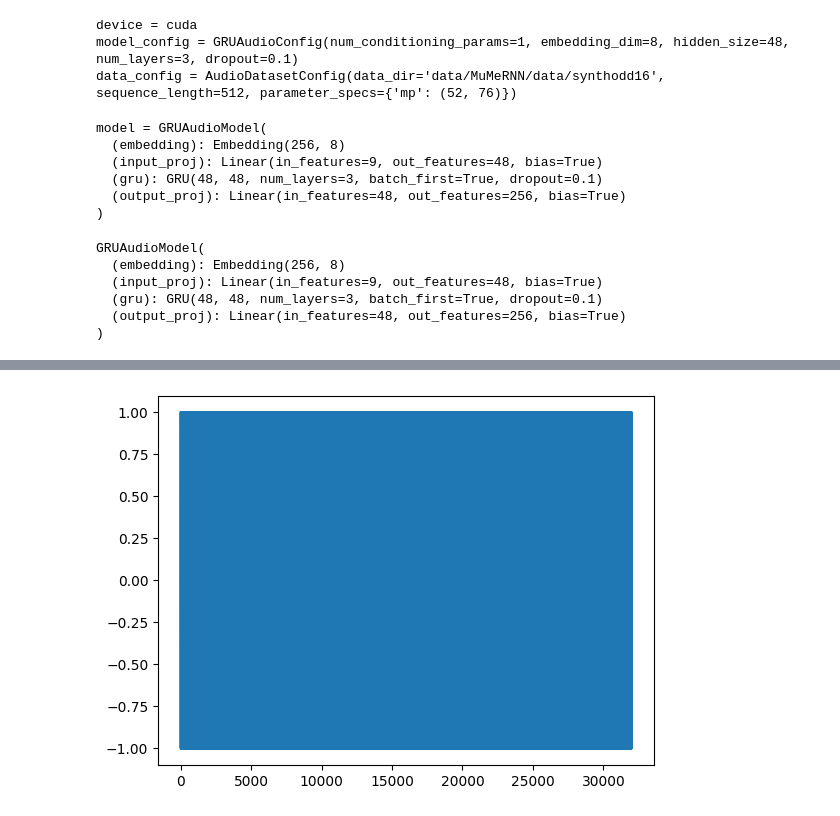
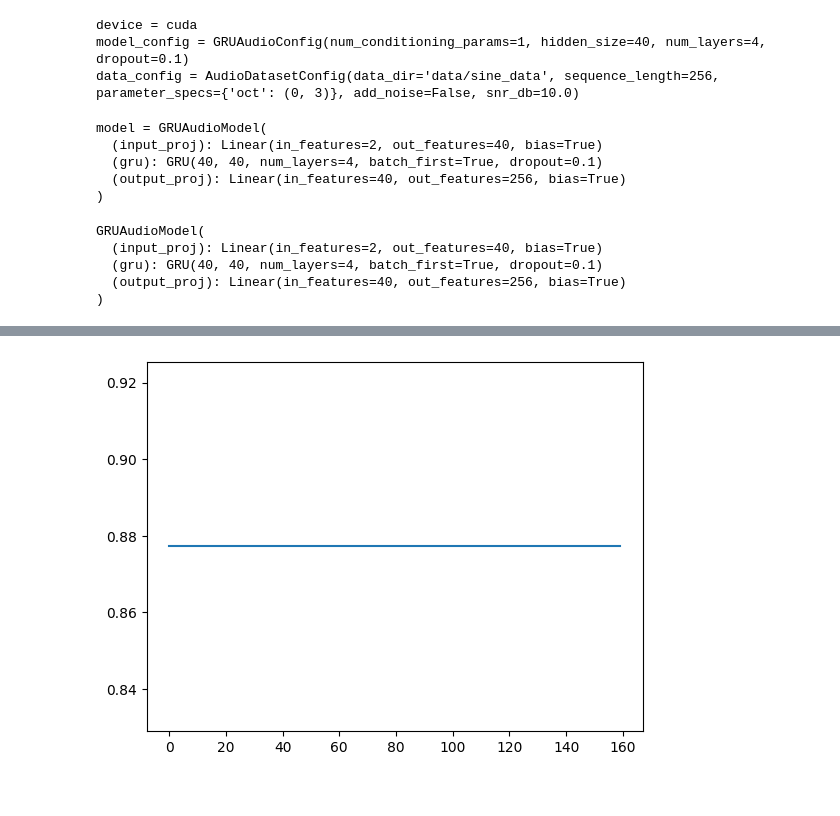
Before and after one commit to lonce/BasicAudioRNN, a Jupyter notebook: Inference.ipynb, the cells around one changed output, grey strips where cells are left out. Drawn from its saved outputs; the diff is of its cells as text; code cells hidden in the pictures.

```diff
--- a/Inference.ipynb
+++ b/Inference.ipynb
@@ -8,11 +8,15 @@ from model.mulaw import mu_law_decode
 import matplotlib.pyplot as plt
 from IPython.display import Audio
 # %%
-rundir="output/synthodd_2025.07.25_15.11"
+#rundir="output/synthodd_2025.07.27_16.56"
+#rundir="output/nsynth.64.76_2025.07.27_18.04"
+rundir="output/sine_data"
+
+#ckpt_path = rundir+"/checkpoints/epoch_0.pt"
+#ckpt_path = rundir+"/checkpoints/epoch_100.pt"
+ckpt_path = rundir+"/checkpoints/epoch_100.pt"
 
 config_path = rundir+"/config.pt"
-ckpt_path = rundir+"/checkpoints/epoch_1000.pt"
-
 device = torch.device("cuda" if torch.cuda.is_available() else "cpu")
 # %%
 # for generating parameters
@@ -79,6 +83,9 @@ def plot_condition_tensor(cond_tensor: torch.FloatTensor, sr: int):
     plt.tight_layout()
     plt.show()
 # %%
-cond_tensor = generate_condition_tensor(16000, 2, ["sin", 0, 1, 1])
+#cond_tensor = generate_condition_tensor(16000, 1, ["square", 0.1, .05, .5], ["square", 0.1, .05, .5], ["square", 0.1, .05, .5])
+#cond_tensor = generate_condition_tensor(16000, 1, ["square", 0.1, .05, 1], ["triangle", 0, .5, 1], ["triangle", 0, 1, 1])
+cond_tensor = generate_condition_tensor(160, 1, ["square", 0.1, .05, 1])
 plot_condition_tensor(cond_tensor, 16000)
+cond_tensor.shape
 # %% [output]
@@ -141,8 +154,8 @@ print(f"model_config = {model_config}")
 print(f"data_config = {data_config}")
 # %% [output]
 device = cuda
-model_config = GRUAudioConfig(num_conditioning_params=1, embedding_dim=8, hidden_size=48, num_layers=3, dropout=0.1)
-data_config = AudioDatasetConfig(data_dir='data/MuMeRNN/data/synthodd16', sequence_length=512, parameter_specs={'mp': (52, 76)})
+model_config = GRUAudioConfig(num_conditioning_params=1, hidden_size=40, num_layers=4, dropout=0.1)
+data_config = AudioDatasetConfig(data_dir='data/sine_data', sequence_length=256, parameter_specs={'oct': (0, 3)}, add_noise=False, snr_db=10.0)
 # %%
 # Build and load model
 model = GRUAudioModel(model_config).to(device)
@@ -153,23 +166,21 @@ model.load_state_dict(model_ckpt["model"])
 model.eval()
 # %% [output]
 model = GRUAudioModel(
-  (embedding): Embedding(256, 8)
-  (input_proj): Linear(in_features=9, out_features=48, bias=True)
-  (gru): GRU(48, 48, num_layers=3, batch_first=True, dropout=0.1)
-  (output_proj): Linear(in_features=48, out_features=256, bias=True)
+  (input_proj): Linear(in_features=2, out_features=40, bias=True)
+  (gru): GRU(40, 40, num_layers=4, batch_first=True, dropout=0.1)
+  (output_proj): Linear(in_features=40, out_features=256, bias=True)
 )
 GRUAudioModel(
-  (embedding): Embedding(256, 8)
-  (input_proj): Linear(in_features=9, out_features=48, bias=True)
-  (gru): GRU(48, 48, num_layers=3, batch_first=True, dropout=0.1)
-  (output_proj): Linear(in_features=48, out_features=256, bias=True)
+  (input_proj): Linear(in_features=2, out_features=40, bias=True)
+  (gru): GRU(40, 40, num_layers=4, batch_first=True, dropout=0.1)
+  (output_proj): Linear(in_features=40, out_features=256, bias=True)
 )
 # %%
-# Assume model is already loaded and on device
-audio_out, class_sequence = run_inference(model, cond_tensor, warmup_steps=32)
+# Assume model is already loaded and on device - tepm<1 contrast pdf, temp>1 flatten pdf
+audio_out, class_sequence = run_inference(model, cond_tensor, warmup_steps=0, top_n=1, temperature=1)
 # %%
 plt.plot(audio_out)
-Audio(audio_out, rate=44100)
+Audio(audio_out, rate=16000)
 # %% [output]
 [interactive output not drawn]
-[figure, old version]
+[figure, new version]
```
Also changed, not shown: parts of 4 cells of this notebook, 15 other files.
